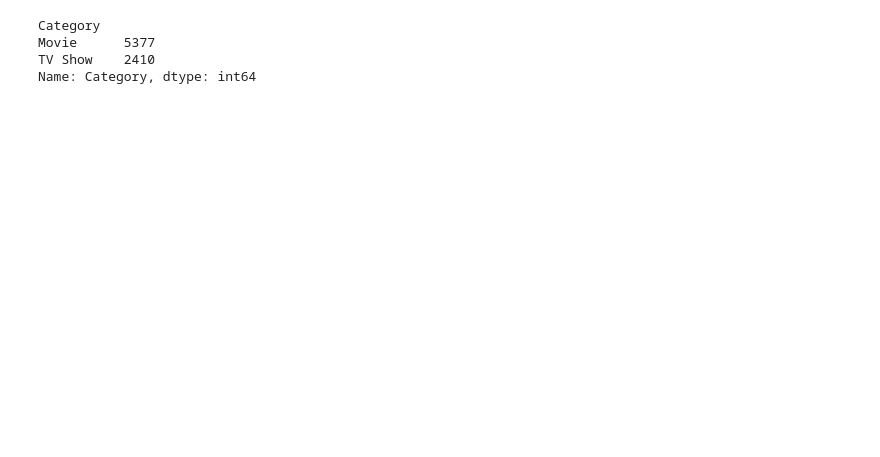
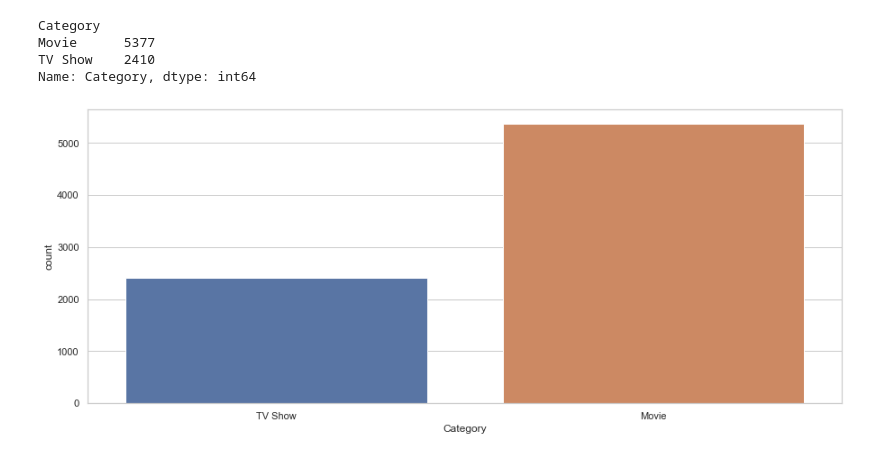
Before and after one commit to Hamza-Tahirr/EDA-On-Netflix-Data, a Jupyter notebook: EDA On Netflix Data.ipynb, the cells around one changed output. Cells and saved outputs as stored; diff of their text form; code cells hidden in the pictures; blank space fills up the shorter version.

```diff
--- a/EDA On Netflix Data.ipynb
+++ b/EDA On Netflix Data.ipynb
@@ -246,4 +248,13 @@ Movie      5377
 TV Show    2410
 Name: Category, dtype: int64
 # %%
-sns.set_theme(style="whitegrid")
+plt.figure(figsize=(15,6))
+
+
+sns.set(style="whitegrid", color_codes=True)
+
+sns.countplot(data["Category"] )
+
+plt.show()
+# %% [output]
+[figure, added]
```
Also changed, not shown: parts of 15 cells of this notebook.
